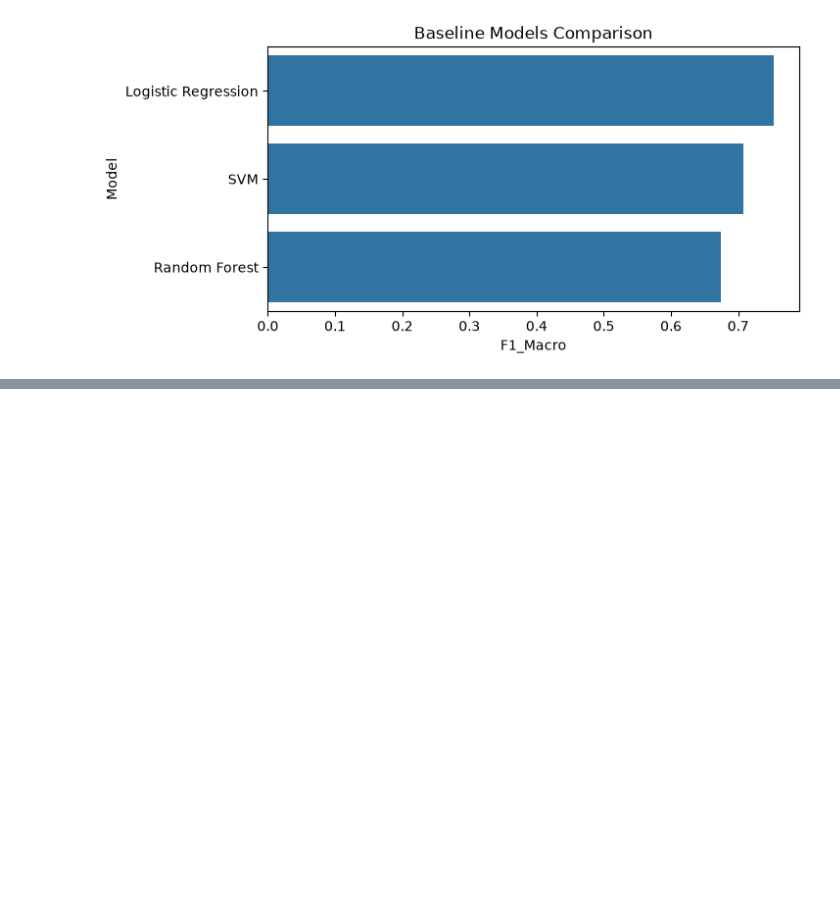
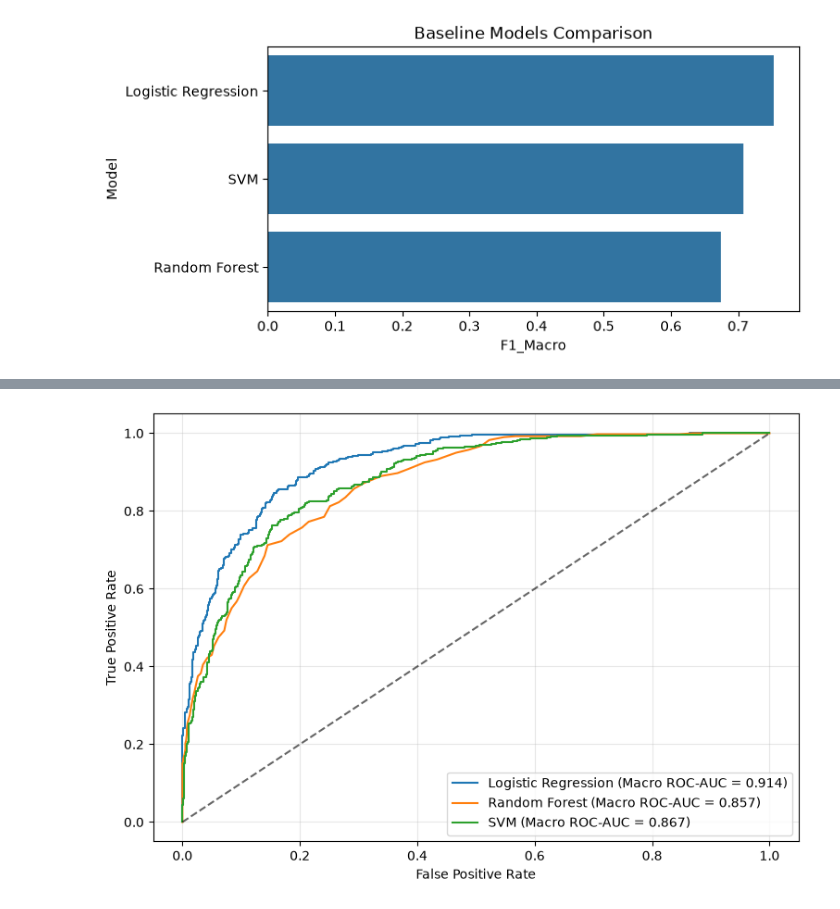
Before and after one commit to adamaarbouba/WIJDAN, a Jupyter notebook: notebook/eda.ipynb, the cells around one changed output, grey strips where cells are left out. Cells and saved outputs as stored; diff of their text form; code cells hidden in the pictures; blank space fills up the shorter version.

```diff
--- a/notebook/eda.ipynb
+++ b/notebook/eda.ipynb
@@ -382,0 +402,20 @@ plt.show()
+# %%
+y_test_bin = label_binarize(y_test_encoded, classes=[0, 1, 2])
+
+plt.figure(figsize=(9, 6))
+
+for name, model in models.items():
+    y_prob = model.predict_proba(X_test_processed)
+    macro_auc = roc_auc_score(y_test_bin, y_prob, multi_class='ovr', average='macro')
+
+    fpr, tpr, _ = roc_curve(y_test_bin.ravel(), y_prob.ravel())
+    plt.plot(fpr, tpr, label=f'{name} (Macro ROC-AUC = {macro_auc:.3f})')
+
+plt.plot([0, 1], [0, 1], 'k--', alpha=0.6)
+plt.xlabel('False Positive Rate')
+plt.ylabel('True Positive Rate')
+plt.legend(loc='lower right')
+plt.grid(True, alpha=0.3)
+plt.show()
+# %% [output]
+[figure, added]
```
Also changed, not shown: parts of 3 cells of this notebook.
